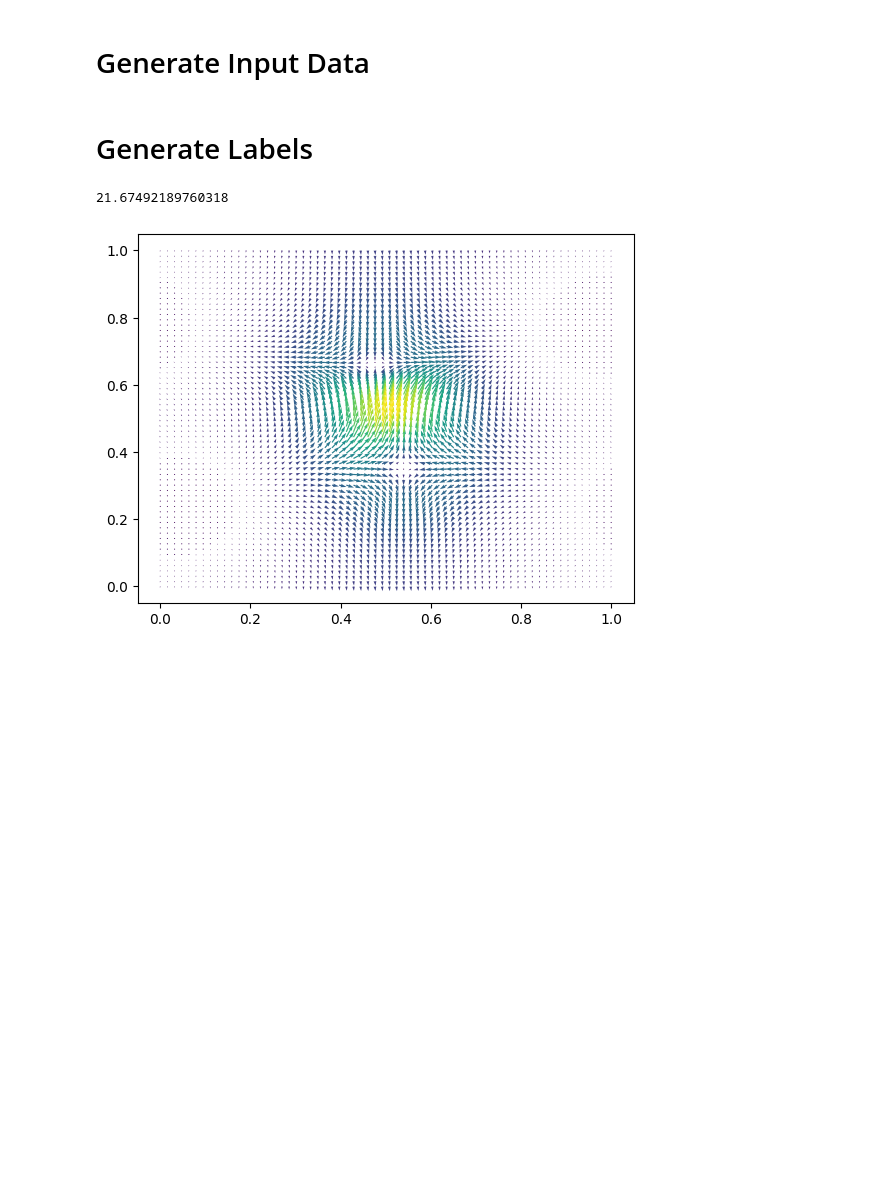
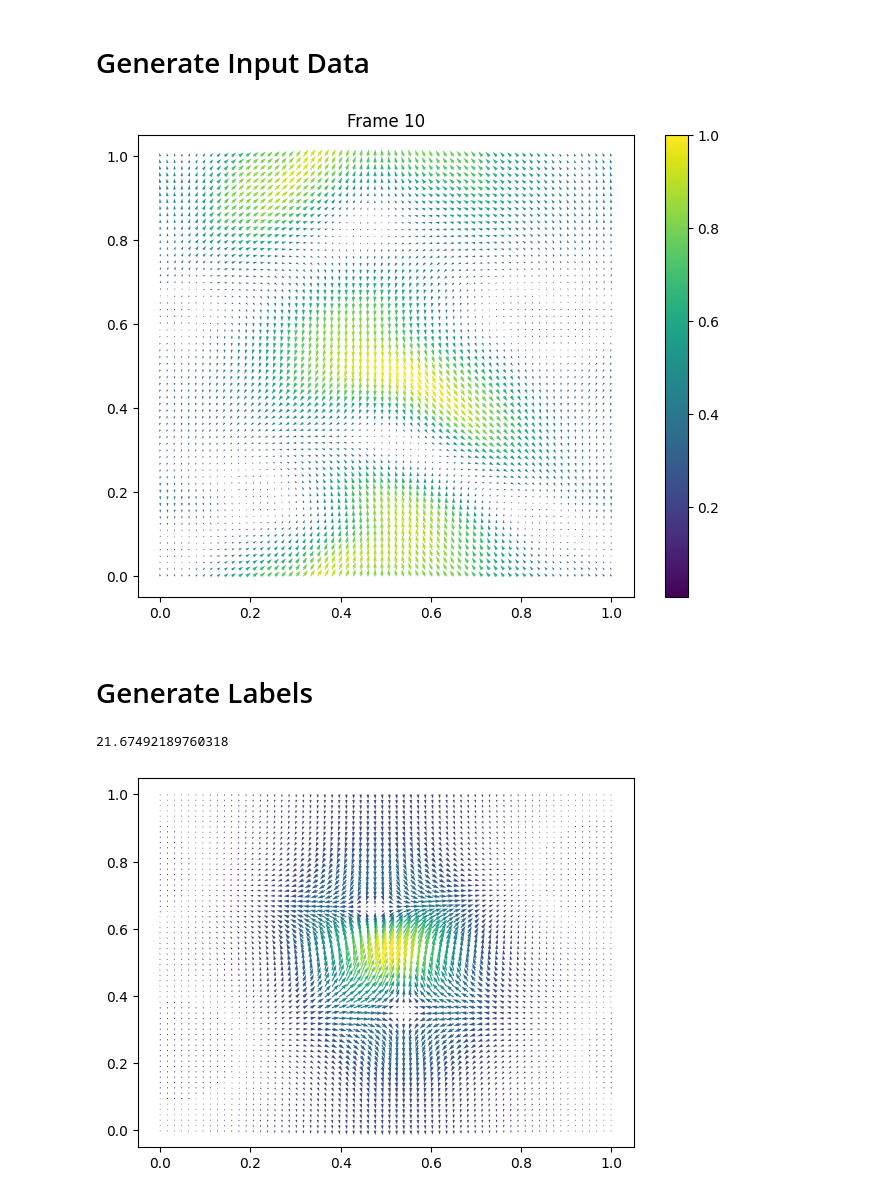
Before and after one commit to naomirehman1008/fluid_lab, a Jupyter notebook: turbulence_lab(1).ipynb, the cells around one changed output. Saved outputs shown, nothing was run; the diff lists cells and outputs as text; code cells hidden in the pictures; blank space fills up the shorter version.

```diff
--- a/turbulence_lab(1).ipynb
+++ b/turbulence_lab(1).ipynb
@@ -38,16 +38,44 @@ def heatmap(raw_data):
   sns.heatmap(magnitude)
   plt.show()
   return
-# %%
-def quiver(raw_data):
-  X, Y = np.meshgrid(np.linspace(0,1,width), np.linspace(0,1,height))
-  U = raw_data[:,:,0]
-  V = raw_data[:,:,1]
-  magnitude = np.linalg.norm(raw_data, axis=2)
-  plt.quiver(X,Y, U, V, magnitude)
-  plt.show()
-
-quiver(np_data[0,:,:,:2])
+# %%
+from matplotlib.animation import FuncAnimation
+
+def quiver(raw_data, ax=None):
+  if ax is None:
+    ax = plt.gca()
+  X, Y = np.meshgrid(np.linspace(0,1,width), np.linspace(0,1,height))
+  U = raw_data[:,:,0]
+  V = raw_data[:,:,1]
+  magnitude = np.linalg.norm(raw_data, axis=2)
+  return ax.quiver(X, Y, U, V, magnitude)
+
+fig, ax = plt.subplots(figsize=(8, 6))
+
+data = np_data[0, 0, :, :, :2]
+X, Y = np.meshgrid(np.linspace(0,1,width), np.linspace(0,1,height))
+U = data[:,:,0]
+V = data[:,:,1]
+magnitude = np.linalg.norm(data, axis=2)
+quiver_plot = ax.quiver(X, Y, U, V, magnitude)
+colorbar = plt.colorbar(quiver_plot, ax=ax)
+
+def update(frame):
+    ax.clear()
+    data = np_data[0, frame, :, :, :2]
+    X, Y = np.meshgrid(np.linspace(0,1,width), np.linspace(0,1,height))
+    U = data[:,:,0]
+    V = data[:,:,1]
+    magnitude = np.linalg.norm(data, axis=2)
+    quiver_plot = ax.quiver(X, Y, U, V, magnitude)
+    ax.set_title(f'Frame {frame}')
+    return quiver_plot,
+
+anim = FuncAnimation(fig, update, frames=11, interval=200, blit=False)
+anim.save('velocity_animation.gif', writer='pillow', fps=5)
+plt.show()
+# %% [output]
+[figure, added]
 # %%
 def generate_frame(sigma=2):
   data = rng.random((width, height, 2))
```
Also changed, not shown: parts of 1 cell of this notebook, 1 other file.
